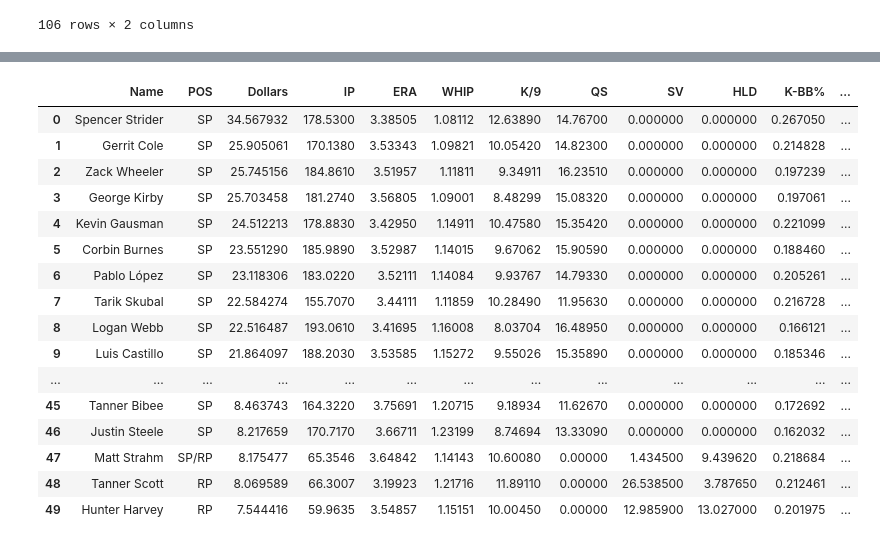
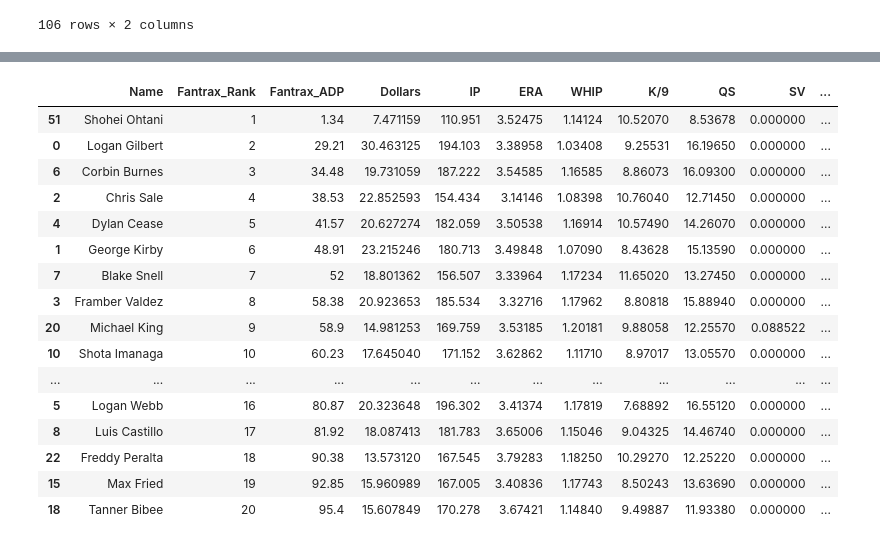
Before and after one commit to rmurnane94/Baseball2025, a Jupyter notebook: FantasyBaseball2025Prep.ipynb, the cells around one changed output, grey strips where cells are left out. Saved outputs shown, nothing was run; the diff lists cells and outputs as text; code cells hidden in the pictures.

```diff
--- a/FantasyBaseball2025Prep.ipynb
+++ b/FantasyBaseball2025Prep.ipynb
@@ -127,23 +134,23 @@ Eno_rankings.head(10)
 # %%
-updated_pitchers =final_ATC_pitchers.merge(PL_rankings, how = 'left', left_on= 'Name', right_on= 'Name')
-updated_pitchers = updated_pitchers.merge(Eno_ranks, how = 'left', left_on= 'Name', right_on= 'Name')
-updated_pitchers.head(50)
+final_pitchers = updated_pitchers.merge(PL_rankings, how = 'left', left_on= 'Name', right_on= 'Name')
+final_pitchers = final_pitchers.merge(Eno_rankings, how = 'left', left_on= 'Name', right_on= 'Name')
+final_pitchers.sort_values(by='Fantrax_Rank').head(20)
 # %% [output]
-|  | Name | POS | Dollars | IP | ERA | WHIP | K/9 | QS | SV | HLD | K-BB% | ... |
-| 0 | Spencer Strider | SP | 34.567932 | 178.5300 | 3.38505 | 1.08112 | 12.63890 | 14.76700 | 0.000000 | 0.000000 | 0.267050 | ... |
-| 1 | Gerrit Cole | SP | 25.905061 | 170.1380 | 3.53343 | 1.09821 | 10.05420 | 14.82300 | 0.000000 | 0.000000 | 0.214828 | ... |
-| 2 | Zack Wheeler | SP | 25.745156 | 184.8610 | 3.51957 | 1.11811 | 9.34911 | 16.23510 | 0.000000 | 0.000000 | 0.197239 | ... |
-| 3 | George Kirby | SP | 25.703458 | 181.2740 | 3.56805 | 1.09001 | 8.48299 | 15.08320 | 0.000000 | 0.000000 | 0.197061 | ... |
-| 4 | Kevin Gausman | SP | 24.512213 | 178.8830 | 3.42950 | 1.14911 | 10.47580 | 15.35420 | 0.000000 | 0.000000 | 0.221099 | ... |
-| 5 | Corbin Burnes | SP | 23.551290 | 185.9890 | 3.52987 | 1.14015 | 9.67062 | 15.90590 | 0.000000 | 0.000000 | 0.188460 | ... |
-| 6 | Pablo López | SP | 23.118306 | 183.0220 | 3.52111 | 1.14084 | 9.93767 | 14.79330 | 0.000000 | 0.000000 | 0.205261 | ... |
-| 7 | Tarik Skubal | SP | 22.584274 | 155.7070 | 3.44111 | 1.11859 | 10.28490 | 11.95630 | 0.000000 | 0.000000 | 0.216728 | ... |
-| 8 | Logan Webb | SP | 22.516487 | 193.0610 | 3.41695 | 1.16008 | 8.03704 | 16.48950 | 0.000000 | 0.000000 | 0.166121 | ... |
-| 9 | Luis Castillo | SP | 21.864097 | 188.2030 | 3.53585 | 1.15272 | 9.55026 | 15.35890 | 0.000000 | 0.000000 | 0.185346 | ... |
-| ... | ... | ... | ... | ... | ... | ... | ... | ... | ... | ... | ... | ... |
-| 45 | Tanner Bibee | SP | 8.463743 | 164.3220 | 3.75691 | 1.20715 | 9.18934 | 11.62670 | 0.000000 | 0.000000 | 0.172692 | ... |
-| 46 | Justin Steele | SP | 8.217659 | 170.7170 | 3.66711 | 1.23199 | 8.74694 | 13.33090 | 0.000000 | 0.000000 | 0.162032 | ... |
-| 47 | Matt Strahm | SP/RP | 8.175477 | 65.3546 | 3.64842 | 1.14143 | 10.60080 | 0.00000 | 1.434500 | 9.439620 | 0.218684 | ... |
-| 48 | Tanner Scott | RP | 8.069589 | 66.3007 | 3.19923 | 1.21716 | 11.89110 | 0.00000 | 26.538500 | 3.787650 | 0.212461 | ... |
-| 49 | Hunter Harvey | RP | 7.544416 | 59.9635 | 3.54857 | 1.15151 | 10.00450 | 0.00000 | 12.985900 | 13.027000 | 0.201975 | ... |
+|  | Name | Fantrax_Rank | Fantrax_ADP | Dollars | IP | ERA | WHIP | K/9 | QS | SV | ... |
+| 51 | Shohei Ohtani | 1 | 1.34 | 7.471159 | 110.951 | 3.52475 | 1.14124 | 10.52070 | 8.53678 | 0.000000 | ... |
+| 0 | Logan Gilbert | 2 | 29.21 | 30.463125 | 194.103 | 3.38958 | 1.03408 | 9.25531 | 16.19650 | 0.000000 | ... |
+| 6 | Corbin Burnes | 3 | 34.48 | 19.731059 | 187.222 | 3.54585 | 1.16585 | 8.86073 | 16.09300 | 0.000000 | ... |
+| 2 | Chris Sale | 4 | 38.53 | 22.852593 | 154.434 | 3.14146 | 1.08398 | 10.76040 | 12.71450 | 0.000000 | ... |
+| 4 | Dylan Cease | 5 | 41.57 | 20.627274 | 182.059 | 3.50538 | 1.16914 | 10.57490 | 14.26070 | 0.000000 | ... |
+| 1 | George Kirby | 6 | 48.91 | 23.215246 | 180.713 | 3.49848 | 1.07090 | 8.43628 | 15.13590 | 0.000000 | ... |
+| 7 | Blake Snell | 7 | 52 | 18.801362 | 156.507 | 3.33964 | 1.17234 | 11.65020 | 13.27450 | 0.000000 | ... |
+| 3 | Framber Valdez | 8 | 58.38 | 20.923653 | 185.534 | 3.32716 | 1.17962 | 8.80818 | 15.88940 | 0.000000 | ... |
+| 20 | Michael King | 9 | 58.9 | 14.981253 | 169.759 | 3.53185 | 1.20181 | 9.88058 | 12.25570 | 0.088522 | ... |
+| 10 | Shota Imanaga | 10 | 60.23 | 17.645040 | 171.152 | 3.62862 | 1.11710 | 8.97017 | 13.05570 | 0.000000 | ... |
+| ... | ... | ... | ... | ... | ... | ... | ... | ... | ... | ... | ... |
+| 5 | Logan Webb | 16 | 80.87 | 20.323648 | 196.302 | 3.41374 | 1.17819 | 7.68892 | 16.55120 | 0.000000 | ... |
+| 8 | Luis Castillo | 17 | 81.92 | 18.087413 | 181.783 | 3.65006 | 1.15046 | 9.04325 | 14.46740 | 0.000000 | ... |
+| 22 | Freddy Peralta | 18 | 90.38 | 13.573120 | 167.545 | 3.79283 | 1.18250 | 10.29270 | 12.25220 | 0.000000 | ... |
+| 15 | Max Fried | 19 | 92.85 | 15.960989 | 167.005 | 3.40836 | 1.17743 | 8.50243 | 13.63690 | 0.000000 | ... |
+| 18 | Tanner Bibee | 20 | 95.4 | 15.607849 | 170.278 | 3.67421 | 1.14840 | 9.49887 | 11.93380 | 0.000000 | ... |
 # %%
```
Also changed, not shown: parts of 14 cells of this notebook, 6 other files.
